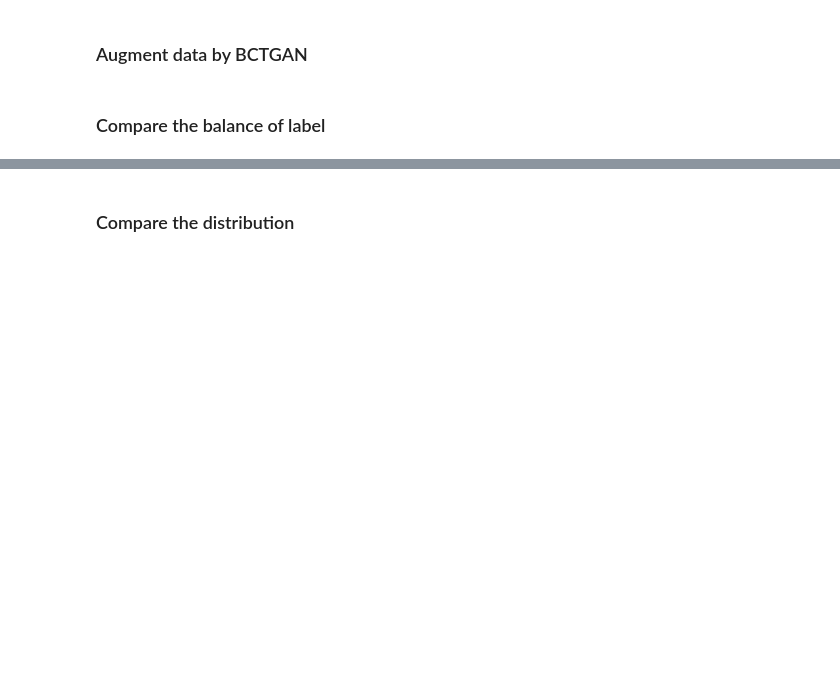
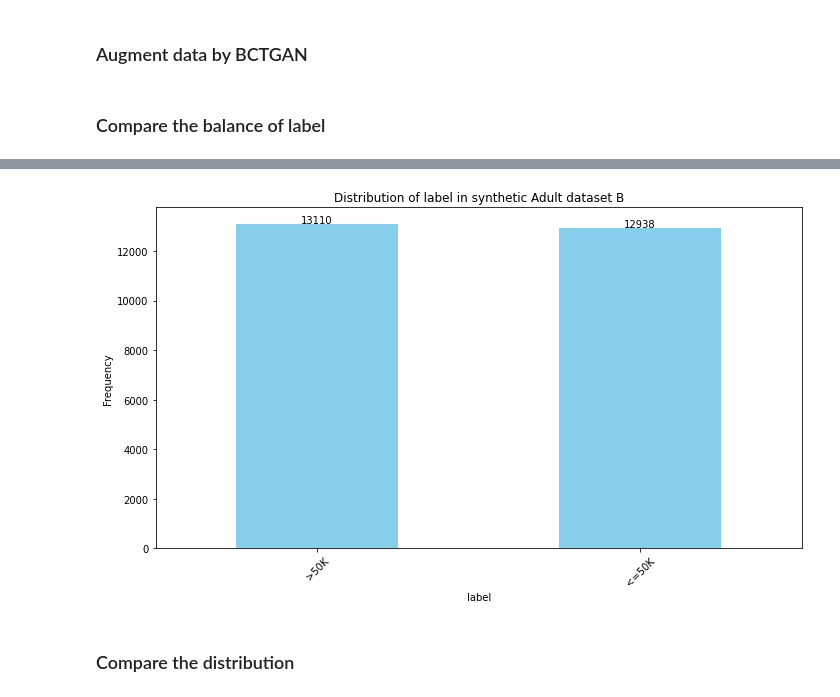
Before and after one commit to Jing-jing-Li/dataset-generation-augmentation, a Jupyter notebook: adult/adult_augmentation.ipynb, the cells around one changed output, grey strips where cells are left out. Drawn from its saved outputs; the diff is of its cells as text; code cells hidden in the pictures; blank space fills up the shorter version.

```diff
--- a/adult/adult_augmentation.ipynb
+++ b/adult/adult_augmentation.ipynb
@@ -4236,15 +4243,17 @@ plt.show()
 # %%
 value_counts = result_2[label].value_counts()
 plt.figure(figsize=(10, 6))
 ax = value_counts.plot(kind='bar', color='skyblue')
-plt.title('Distribution of label in synthetic Intrusion dataset A')
+plt.title('Distribution of label in synthetic Adult dataset B')
 plt.xlabel('label')
 plt.ylabel('Frequency')
 plt.xticks(rotation=45)  # Rotate x-axis labels if needed
 for i, v in enumerate(value_counts):
     ax.text(i, v + 10, str(v), ha='center')
 plt.tight_layout()
 plt.show()
+# %% [output]
+[figure, added]
 # %% [markdown]
 ### Compare the distribution
 # %%
```
Also changed, not shown: parts of 5 cells of this notebook, 6 other files.
